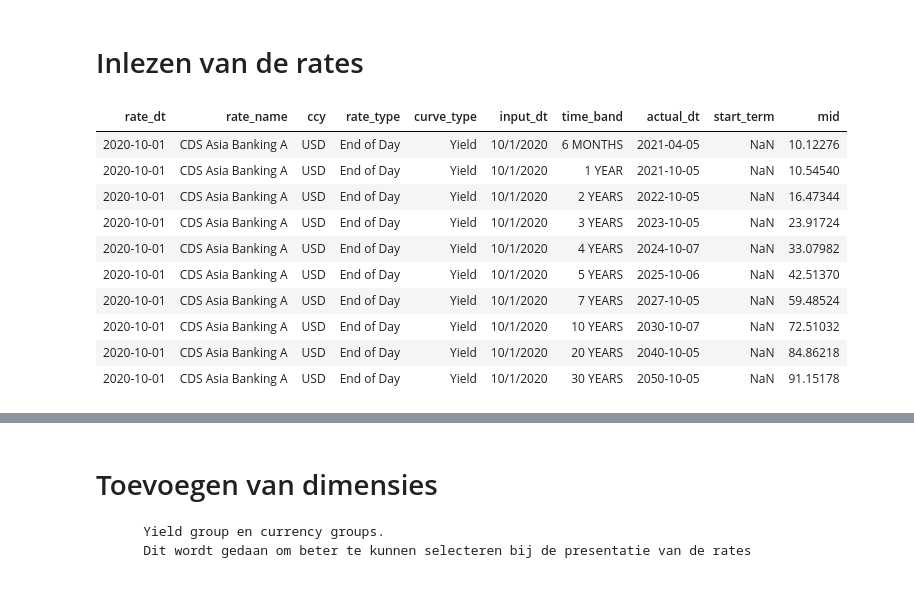
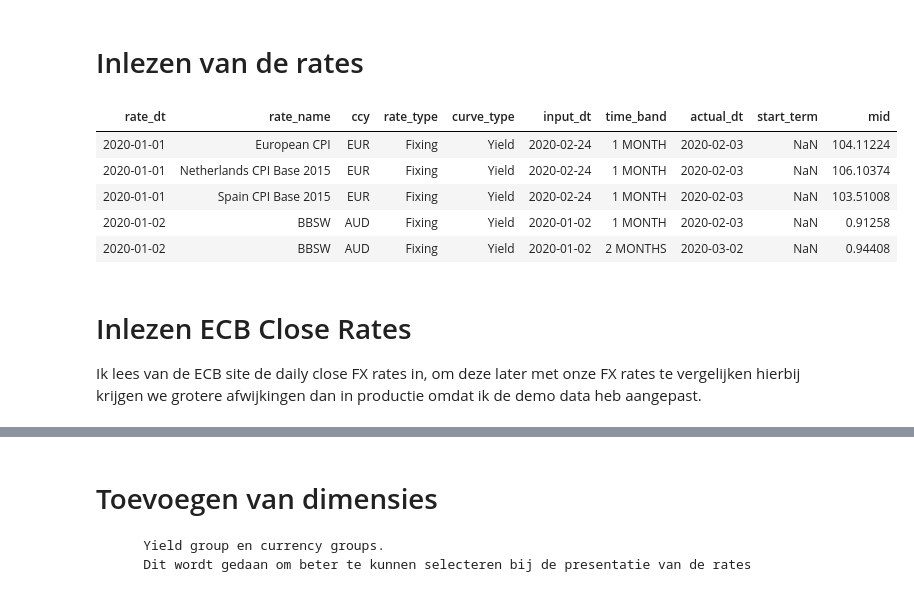
Before and after one commit to Merijn68/Rates, a Jupyter notebook: RatesDashboard.ipynb, the cells around one changed output, grey strips where cells are left out. Drawn from its saved outputs; the diff is of its cells as text; code cells hidden in the pictures.

```diff
--- a/RatesDashboard.ipynb
+++ b/RatesDashboard.ipynb
@@ -53,10 +70,10 @@ import os
 # %%
 
 def read_data():
-    '''
+    """
     Lees de te controleren marktdata in.
+
     In productie wordt dit via SQL uit het bron systeem gelezen.
-
     Voor de demo heb ik de data eerst gedownload naar CSV en lezen we hier de CSV in.
     Deze data is gemanipuleerd. De oorspronkelijke data is helaas niet publiek toegankelijk.
     De data is alleen bedoelt voor demo doeleinden.
@@ -64,66 +81,70 @@ def read_data():
     Input:
       -
     Output:
       Pandas Dataframe
-    '''
+
+    """
     try:
 
         ROOT_DIR = os.path.dirname(os.path.abspath("LICENCE.TXT"))
 
         # Datum kolommen
-        date_cols = ["rate_dt","input_dt","actual_dt",'start_term_dt','maturity_term_dt']
+        date_cols = [
+            'rate_dt', 'input_dt', 'actual_dt', 'start_term_dt', 'maturity_term_dt'
+            ]
 
-        # Omzetten datum kolommen. int_basis en exchange name zijn gewoon string, maar werden niet goed herkend
+        # Omzetten datum kolommen. int_basis en exchange name zijn gewoon string,
+        # maar werden niet goed herkend
         df = pd.read_csv(ROOT_DIR + r'\data\rates_data.csv',
                          parse_dates = date_cols,
-                         dtype ={"int_basis":'S10', "exchange_name": 'S10'})
+                         dtype ={"int_basis":'S10', "exchange_name": 'S10'} )
 
         # Verwijder kolommen die we niet nodig hebben
         df = df.drop(
-            ['seq_no',
-             'date_days',
-             'int_basis',
-             'int_days',
-             'start_term_dt',
-             'maturity_term_dt',
-             'start_term_date_days',
-             'maturity_term',
-             'maturity_term_date_days',
-             'exchange_name',
-             'bid',
-             'offer',
-             'days_off'
+            [
+                'seq_no',
+                'date_days',
+                'int_basis',
+                'int_days',
+                'start_term_dt',
+                'maturity_term_dt',
+                'start_term_date_days',
+                'maturity_term',
+                'maturity_term_date_days',
+                'exchange_name',
+                'bid',
+                'offer',
+                'days_off'
             ],
             axis=1
         )
 
     except Exception as e:
             print("ERROR: Unable to find or access file:", e)
 
     return df
 
-def show(d):
-    '''
-    Deze functie print een dataframe op een wat vriendelijkere manier.
-    '''
-    if type (d) == pd.core.frame.DataFrame:
-        display(HTML(d.to_html(index=False)))
+def show(df):
+    """ Toon een pandas dataframe in HTML."""
+    if type (df) == pd.core.frame.DataFrame:
+        display(HTML(df.to_html(index=False)))
     else:
-        print("type not recognized " + str(type(d)))
+        print("input is not a dataframe. Type not recognized " + str(type(df)))
 
 
 # Inlezen data
-df = read_data()
-show(df.head(10))
+df_rates = read_data()
+
+show(df_rates.head())
 # %% [output]
 | rate_dt | rate_name | ccy | rate_type | curve_type | input_dt | time_band | actual_dt | start_term | mid |
-| 2020-10-01 | CDS Asia Banking A | USD | End of Day | Yield | 10/1/2020 | 6 MONTHS | 2021-04-05 | NaN | 10.12276 |
-| 2020-10-01 | CDS Asia Banking A | USD | End of Day | Yield | 10/1/2020 | 1 YEAR | 2021-10-05 | NaN | 10.54540 |
-| 2020-10-01 | CDS Asia Banking A | USD | End of Day | Yield | 10/1/2020 | 2 YEARS | 2022-10-05 | NaN | 16.47344 |
-| 2020-10-01 | CDS Asia Banking A | USD | End of Day | Yield | 10/1/2020 | 3 YEARS | 2023-10-05 | NaN | 23.91724 |
-| 2020-10-01 | CDS Asia Banking A | USD | End of Day | Yield | 10/1/2020 | 4 YEARS | 2024-10-07 | NaN | 33.07982 |
-| 2020-10-01 | CDS Asia Banking A | USD | End of Day | Yield | 10/1/2020 | 5 YEARS | 2025-10-06 | NaN | 42.51370 |
-| 2020-10-01 | CDS Asia Banking A | USD | End of Day | Yield | 10/1/2020 | 7 YEARS | 2027-10-05 | NaN | 59.48524 |
-| 2020-10-01 | CDS Asia Banking A | USD | End of Day | Yield | 10/1/2020 | 10 YEARS | 2030-10-07 | NaN | 72.51032 |
-| 2020-10-01 | CDS Asia Banking A | USD | End of Day | Yield | 10/1/2020 | 20 YEARS | 2040-10-05 | NaN | 84.86218 |
-| 2020-10-01 | CDS Asia Banking A | USD | End of Day | Yield | 10/1/2020 | 30 YEARS | 2050-10-05 | NaN | 91.15178 |
+| 2020-01-01 | European CPI | EUR | Fixing | Yield | 2020-02-24 | 1 MONTH | 2020-02-03 | NaN | 104.11224 |
+| 2020-01-01 | Netherlands CPI Base 2015 | EUR | Fixing | Yield | 2020-02-24 | 1 MONTH | 2020-02-03 | NaN | 106.10374 |
+| 2020-01-01 | Spain CPI Base 2015 | EUR | Fixing | Yield | 2020-02-24 | 1 MONTH | 2020-02-03 | NaN | 103.51008 |
+| 2020-01-02 | BBSW | AUD | Fixing | Yield | 2020-01-02 | 1 MONTH | 2020-02-03 | NaN | 0.91258 |
+| 2020-01-02 | BBSW | AUD | Fixing | Yield | 2020-01-02 | 2 MONTHS | 2020-03-02 | NaN | 0.94408 |
+# %% [markdown]
+# Inlezen ECB Close Rates
+
+Ik lees van de ECB site de daily close FX rates in, om deze later met onze FX rates te vergelijken
+hierbij krijgen we grotere afwijkingen dan in productie omdat ik de demo data heb aangepast.
```
Also changed, not shown: parts of 32 cells of this notebook, 11 other files.
